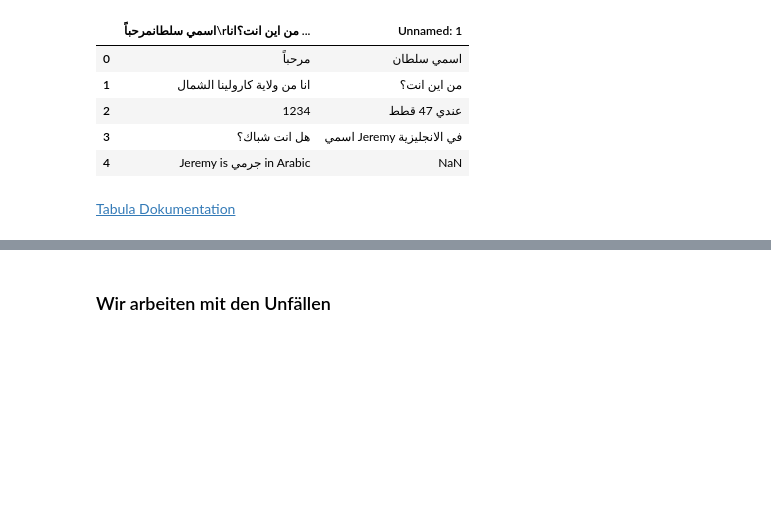
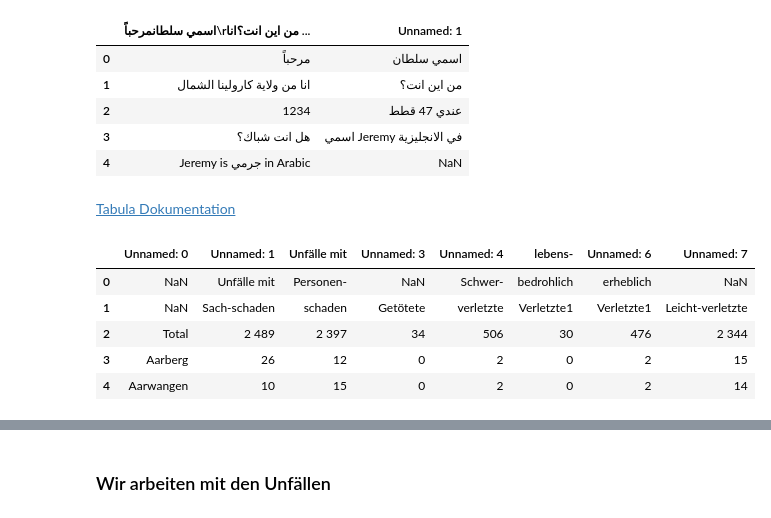
Before and after one commit to MAZ-CAS-DDJ/kurs_20_21, a Jupyter notebook: 13 Selenium, PDFs auslesen/01 Tabellen aus PDFs.ipynb, the cells around one changed output, grey strips where cells are left out. Drawn from its saved outputs; the diff is of its cells as text; code cells hidden in the pictures; blank space fills up the shorter version.

```diff
--- a/13 Selenium, PDFs auslesen/01 Tabellen aus PDFs.ipynb
+++ b/13 Selenium, PDFs auslesen/01 Tabellen aus PDFs.ipynb
@@ -32,3 +32,14 @@ df2.head()
 | 4 | Jeremy is جرمي in Arabic | NaN |
 # %% [markdown]
 [Tabula Dokumentation](https://tabula-py.readthedocs.io/en/latest/faq.html#tabula-py-does-not-work)
+# %%
+df = tabula.read_pdf('Bericht_110 ohne AB_AS Gemeinden-Stand 2018 (D).pdf', options="--columns 10.1,20.2,30.3")
+# %%
+df.head()
+# %% [output]
+|  | Unnamed: 0 | Unnamed: 1 | Unfälle mit | Unnamed: 3 | Unnamed: 4 | lebens- | Unnamed: 6 | Unnamed: 7 |
+| 0 | NaN | Unfälle mit | Personen- | NaN | Schwer- | bedrohlich | erheblich | NaN |
+| 1 | NaN | Sach-schaden | schaden | Getötete | verletzte | Verletzte1 | Verletzte1 | Leicht-verletzte |
+| 2 | Total | 2 489 | 2 397 | 34 | 506 | 30 | 476 | 2 344 |
+| 3 | Aarberg | 26 | 12 | 0 | 2 | 0 | 2 | 15 |
+| 4 | Aarwangen | 10 | 15 | 0 | 2 | 0 | 2 | 14 |
```
Also changed, not shown: parts of 3 cells of this notebook.
